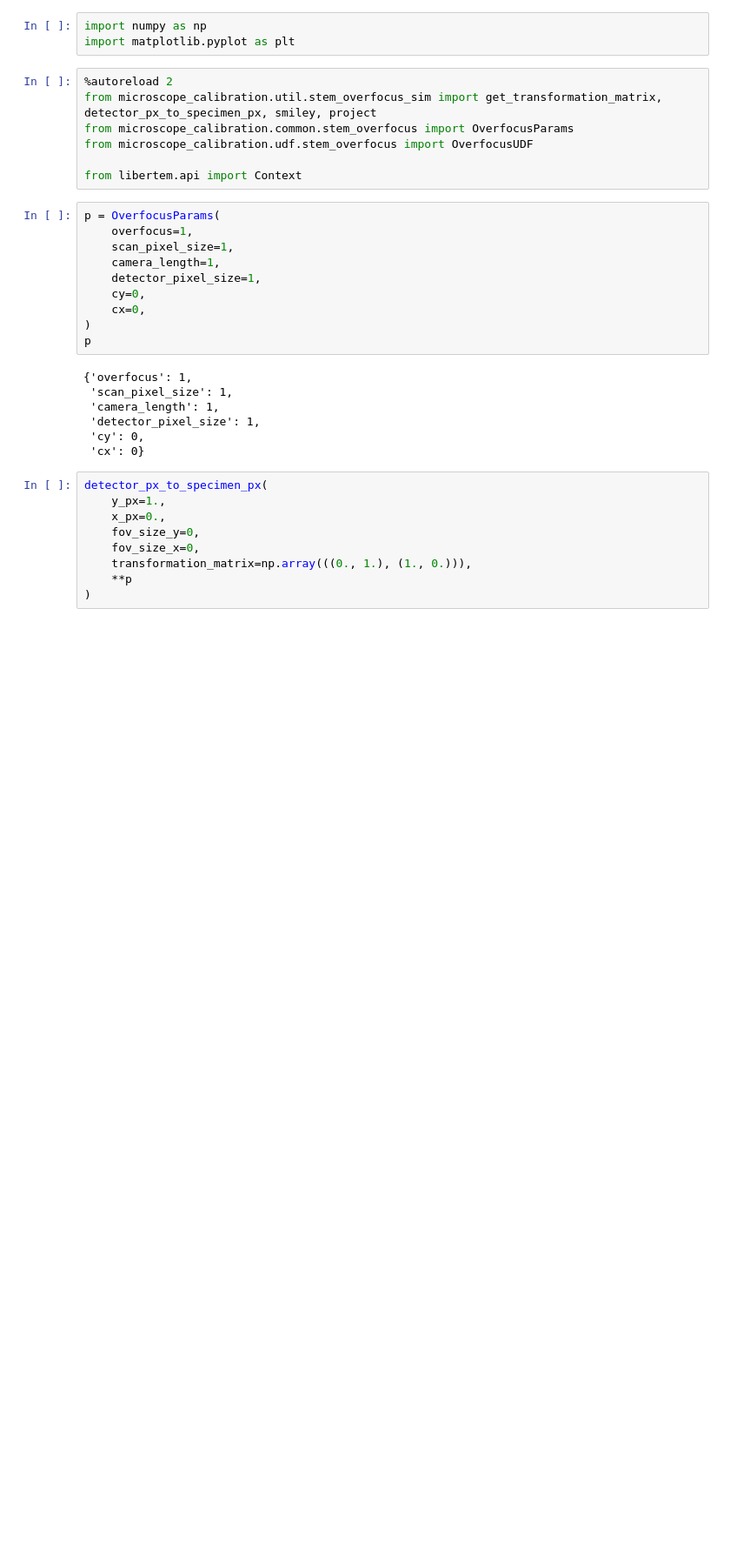
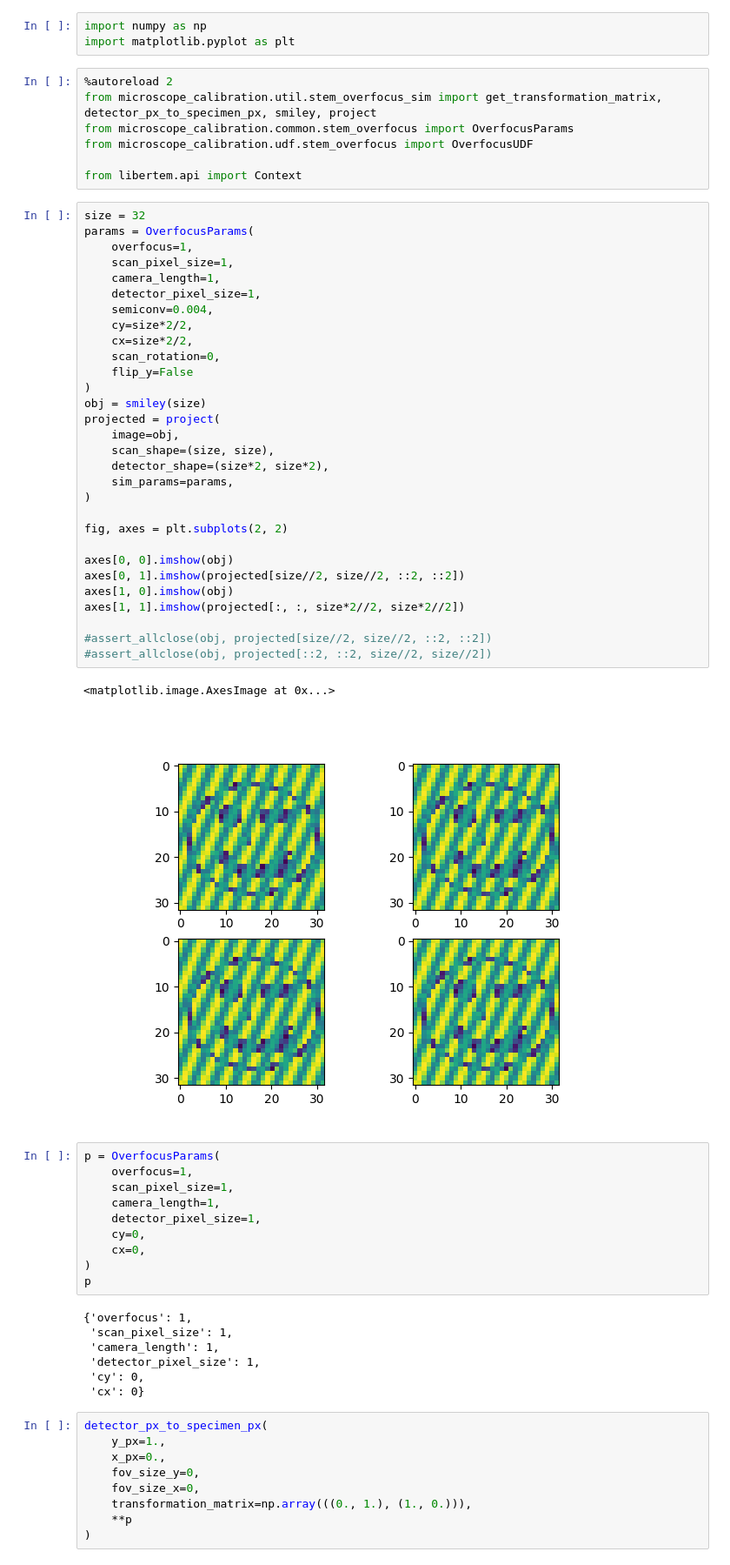
Before and after one commit to LiberTEM/Microscope-Calibration, a Jupyter notebook: prototypes/testbed.ipynb, the cells around one changed output. Shown at 87% size. Cells and saved outputs as stored; diff of their text form; blank space fills up the shorter version.

```diff
--- a/prototypes/testbed.ipynb
+++ b/prototypes/testbed.ipynb
@@ -11,6 +11,39 @@ from microscope_calibration.common.stem_overfocus import OverfocusParams
 from microscope_calibration.udf.stem_overfocus import OverfocusUDF
 
 from libertem.api import Context
+# %%
+size = 32
+params = OverfocusParams(
+    overfocus=1,
+    scan_pixel_size=1,
+    camera_length=1,
+    detector_pixel_size=1,
+    semiconv=0.004,
+    cy=size*2/2,
+    cx=size*2/2,
+    scan_rotation=0,
+    flip_y=False
+)
+obj = smiley(size)
+projected = project(
+    image=obj,
+    scan_shape=(size, size),
+    detector_shape=(size*2, size*2),
+    sim_params=params,
+)
+
+fig, axes = plt.subplots(2, 2)
+
+axes[0, 0].imshow(obj)
+axes[0, 1].imshow(projected[size//2, size//2, ::2, ::2])
+axes[1, 0].imshow(obj)
+axes[1, 1].imshow(projected[:, :, size*2//2, size*2//2])
+
+#assert_allclose(obj, projected[size//2, size//2, ::2, ::2])
+#assert_allclose(obj, projected[::2, ::2, size//2, size//2])
+# %% [output]
+<matplotlib.image.AxesImage at 0x...>
+[figure, added]
 # %%
 p = OverfocusParams(
     overfocus=1,
```
Also changed, not shown: parts of 9 cells of this notebook, 2 other files.
